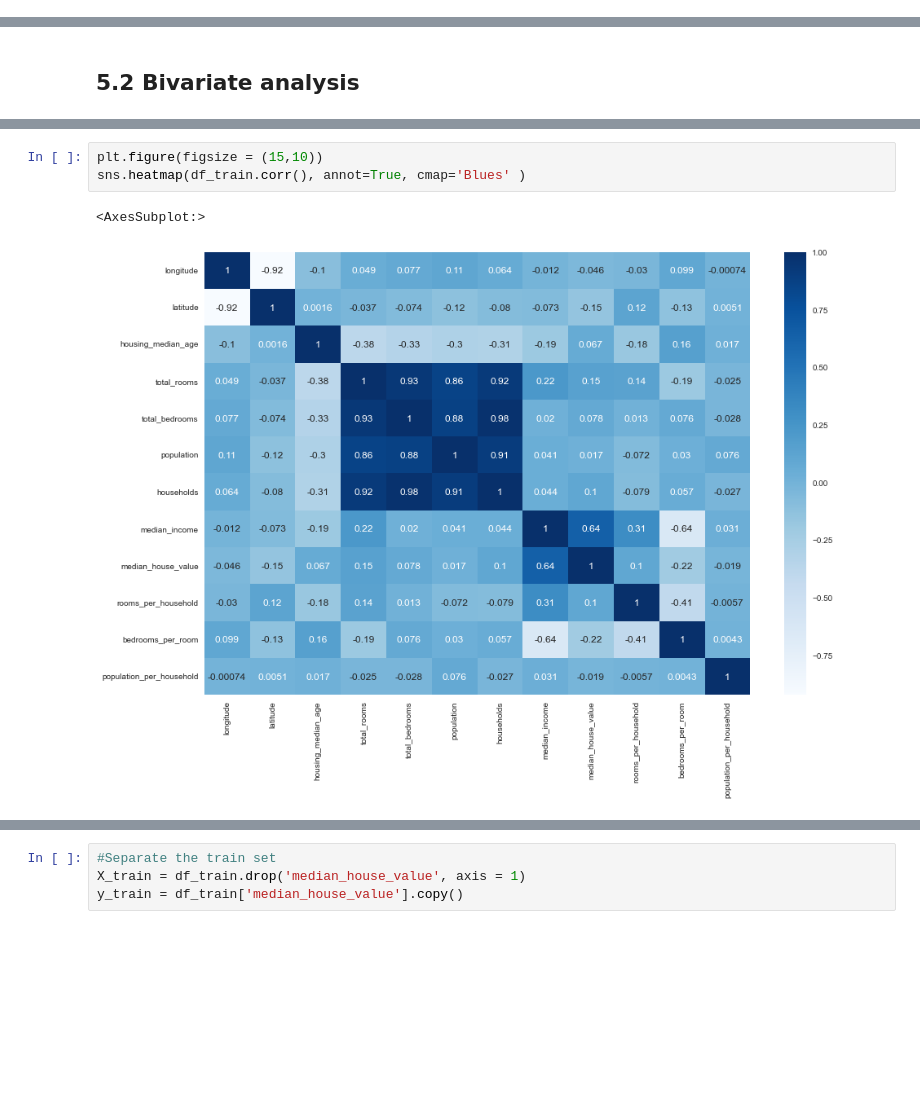
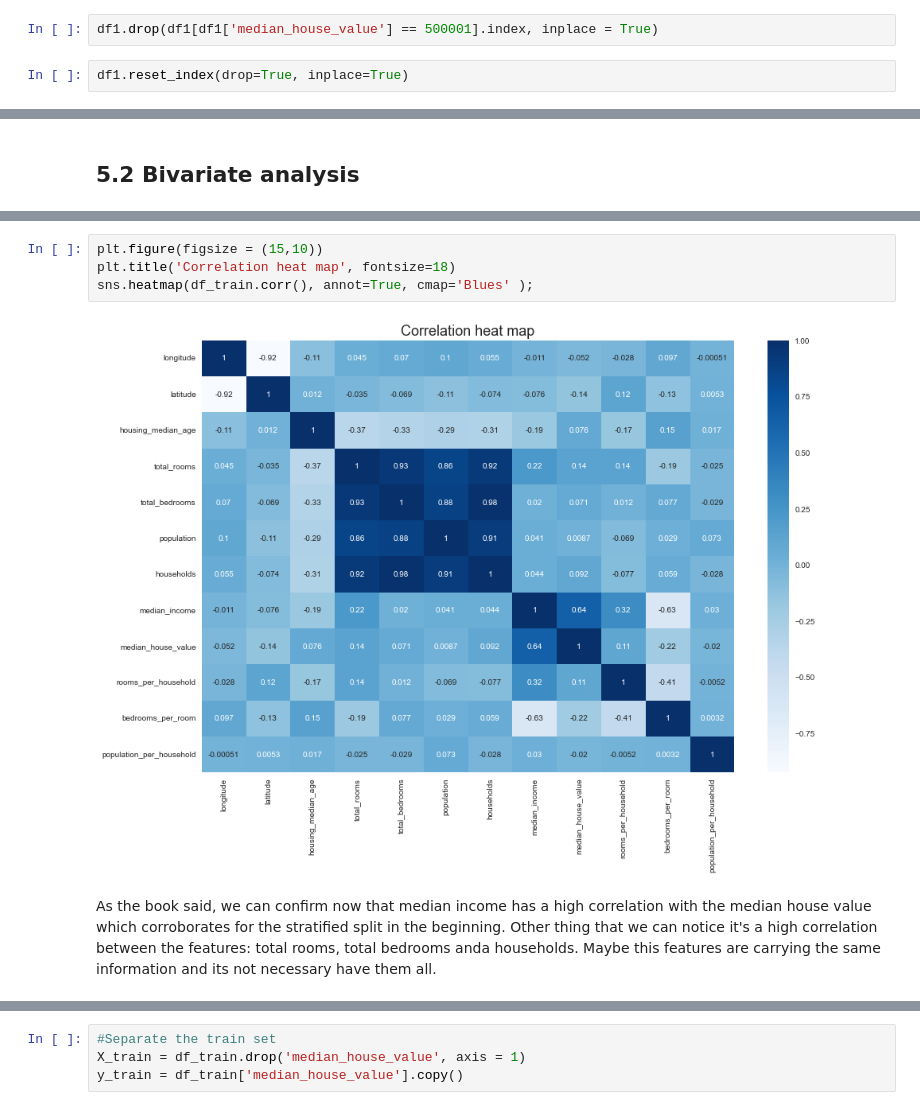
Before and after one commit to tiagosampaio-ds/Project-Housing, a Jupyter notebook: Project-Housing.ipynb, the cells around one changed output, grey strips where cells are left out. Drawn from its saved outputs; the diff is of its cells as text; blank space fills up the shorter version.

```diff
--- a/Project-Housing.ipynb
+++ b/Project-Housing.ipynb
@@ -166,2 +169,6 @@ array([[<AxesSubplot:title={'center':'longitude'}>,
 # %%
 df1 = df_original.copy()
+# %%
+df1.drop(df1[df1['median_house_value'] == 500001].index, inplace = True)
+# %%
+df1.reset_index(drop=True, inplace=True)
@@ -317,6 +326,8 @@ plt.legend()
 # %%
 plt.figure(figsize = (15,10))
-sns.heatmap(df_train.corr(), annot=True, cmap='Blues' )
+plt.title('Correlation heat map', fontsize=18)
+sns.heatmap(df_train.corr(), annot=True, cmap='Blues' );
 # %% [output]
-<AxesSubplot:>
-[figure, old version]
+[figure, new version]
+# %% [markdown]
+As the book said, we can confirm now that median income has a high correlation with the median house value which corroborates for the stratified split in the beginning. Other thing that we can notice it's a high correlation between the features: total rooms, total bedrooms anda households. Maybe this features are carrying the same information and its not necessary have them all.
```
Also changed, not shown: parts of 99 cells of this notebook, 6 other files.
